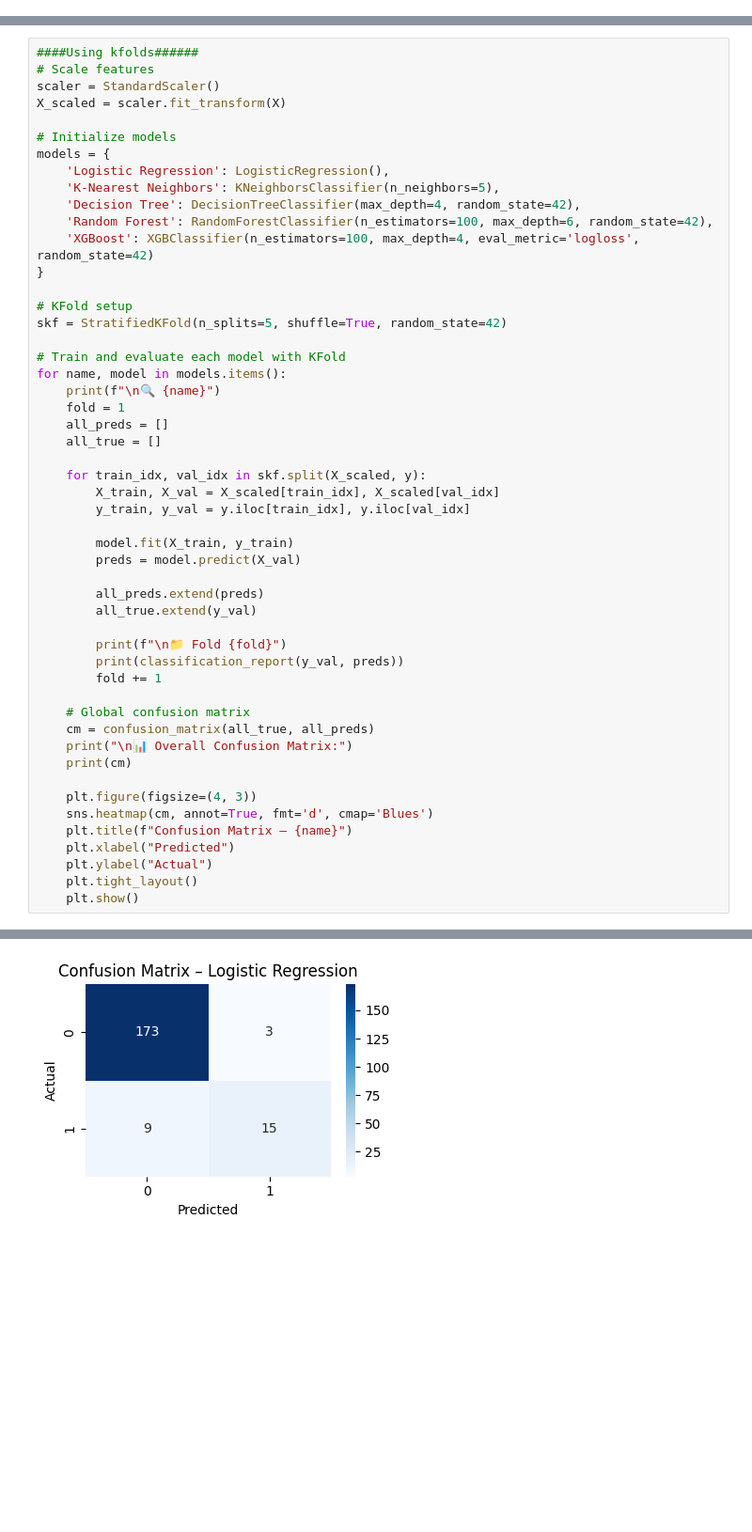
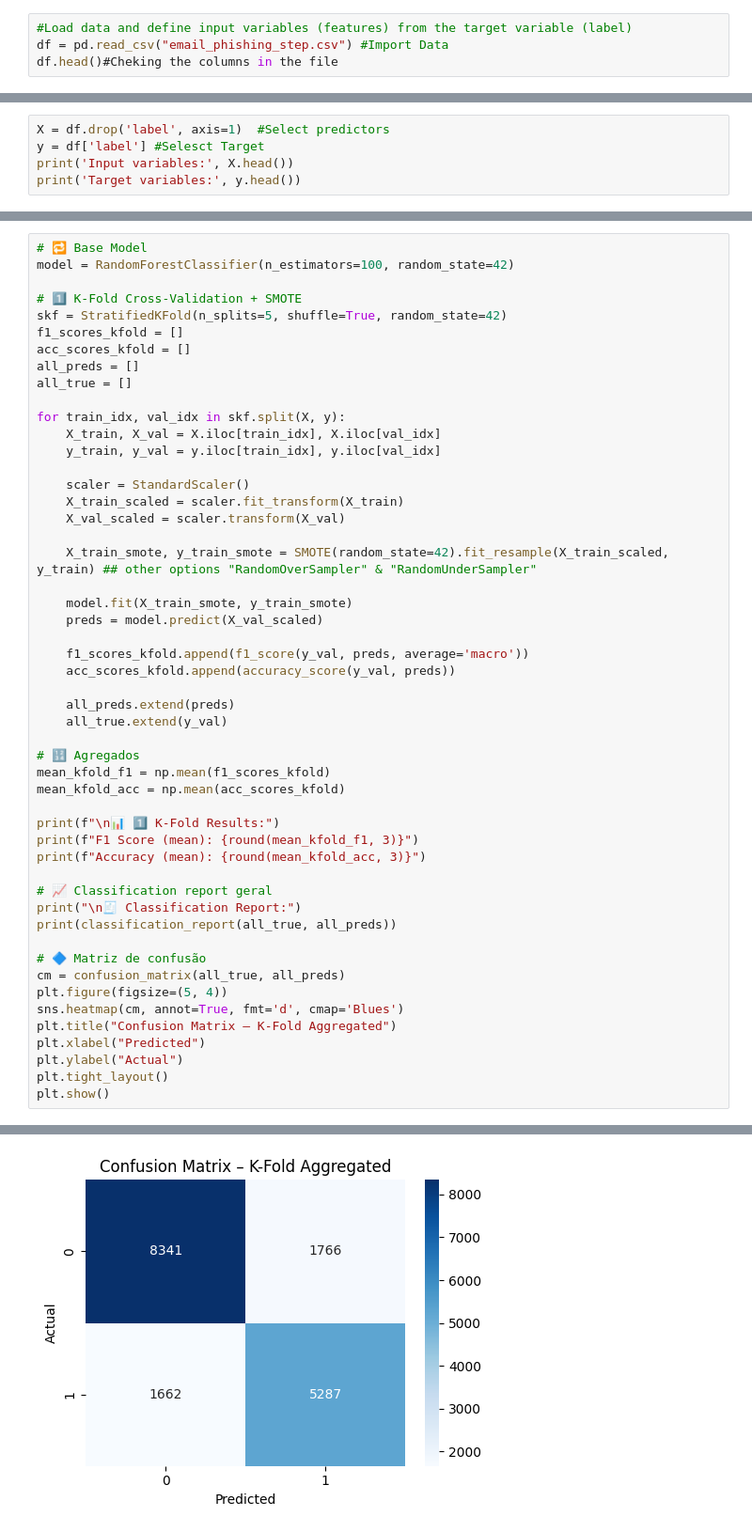
Before and after one commit to jcsmcmendes/Step_Class, a Jupyter notebook: Classification.ipynb, the cells around one changed output, grey strips where cells are left out. Shown: that part at 94% size. Cells and saved outputs as stored; diff of their text form; blank space fills up the shorter version.

Commit message:
Code to test the classification other dataset | Hands one

```diff
--- a/Classification.ipynb
+++ b/Classification.ipynb
@@ -23,0 +23,4 @@ y = df['passed']
+# %%
+#Load data and define input variables (features) from the target variable (label)
+df = pd.read_csv("email_phishing_step.csv") #Import Data
+df.head()#Cheking the columns in the file
@@ -23,0 +34,5 @@ y = df['passed']
+# %%
+X = df.drop('label', axis=1)  #Select predictors
+y = df['label'] #Selesct Target
+print('Input variables:', X.head())
+print('Target variables:', y.head())
@@ -24,52 +83,52 @@ y = df['passed']
 # %%
-####Using kfolds######
-# Scale features
-scaler = StandardScaler()
-X_scaled = scaler.fit_transform(X)
+# 🔁 Base Model
+model = RandomForestClassifier(n_estimators=100, random_state=42)
 
-# Initialize models
-models = {
-    'Logistic Regression': LogisticRegression(),
-    'K-Nearest Neighbors': KNeighborsClassifier(n_neighbors=5),
-    'Decision Tree': DecisionTreeClassifier(max_depth=4, random_state=42),
-    'Random Forest': RandomForestClassifier(n_estimators=100, max_depth=6, random_state=42),
-    'XGBoost': XGBClassifier(n_estimators=100, max_depth=4, eval_metric='logloss', random_state=42)
-}
+# 1️⃣ K-Fold Cross-Validation + SMOTE
+skf = StratifiedKFold(n_splits=5, shuffle=True, random_state=42)
+f1_scores_kfold = []
+acc_scores_kfold = []
+all_preds = []
+all_true = []
 
-# KFold setup
-skf = StratifiedKFold(n_splits=5, shuffle=True, random_state=42)
+for train_idx, val_idx in skf.split(X, y):
+    X_train, X_val = X.iloc[train_idx], X.iloc[val_idx]
+    y_train, y_val = y.iloc[train_idx], y.iloc[val_idx]
 
-# Train and evaluate each model with KFold
-for name, model in models.items():
-    print(f"\n🔍 {name}")
-    fold = 1
-    all_preds = []
-    all_true = []
+    scaler = StandardScaler()
+    X_train_scaled = scaler.fit_transform(X_train)
+    X_val_scaled = scaler.transform(X_val)
 
-    for train_idx, val_idx in skf.split(X_scaled, y):
-        X_train, X_val = X_scaled[train_idx], X_scaled[val_idx]
-        y_train, y_val = y.iloc[train_idx], y.iloc[val_idx]
+    X_train_smote, y_train_smote = SMOTE(random_state=42).fit_resample(X_train_scaled, y_train) ## other options "RandomOverSampler" & "RandomUnderSampler"
 
-        model.fit(X_train, y_train)
-        preds = model.predict(X_val)
+    model.fit(X_train_smote, y_train_smote)
+    preds = model.predict(X_val_scaled)
 
-        all_preds.extend(preds)
-        all_true.extend(y_val)
+    f1_scores_kfold.append(f1_score(y_val, preds, average='macro'))
+    acc_scores_kfold.append(accuracy_score(y_val, preds))
 
-        print(f"\n📁 Fold {fold}")
-        print(classification_report(y_val, preds))
-        fold += 1
+    all_preds.extend(preds)
+    all_true.extend(y_val)
 
-    # Global confusion matrix
-    cm = confusion_matrix(all_true, all_preds)
-    print("\n📊 Overall Confusion Matrix:")
-    print(cm)
+# 🔢 Agregados
+mean_kfold_f1 = np.mean(f1_scores_kfold)
+mean_kfold_acc = np.mean(acc_scores_kfold)
 
-    plt.figure(figsize=(4, 3))
-    sns.heatmap(cm, annot=True, fmt='d', cmap='Blues')
-    plt.title(f"Confusion Matrix – {name}")
-    plt.xlabel("Predicted")
-    plt.ylabel("Actual")
-    plt.tight_layout()
-    plt.show()
+print(f"\n📊 1️⃣ K-Fold Results:")
+print(f"F1 Score (mean): {round(mean_kfold_f1, 3)}")
+print(f"Accuracy (mean): {round(mean_kfold_acc, 3)}")
+
+# 📈 Classification report geral
+print("\n🧾 Classification Report:")
+print(classification_report(all_true, all_preds))
+
+# 🔷 Matriz de confusão
+cm = confusion_matrix(all_true, all_preds)
+plt.figure(figsize=(5, 4))
+sns.heatmap(cm, annot=True, fmt='d', cmap='Blues')
+plt.title("Confusion Matrix – K-Fold Aggregated")
+plt.xlabel("Predicted")
+plt.ylabel("Actual")
+plt.tight_layout()
+plt.show()
 # %% [output]
@@ -110 +148 @@ weighted avg       0.93      0.93      0.93        40
-[figure, old version]
+[figure, new version]
```
Also changed, not shown: parts of 10 cells of this notebook.
